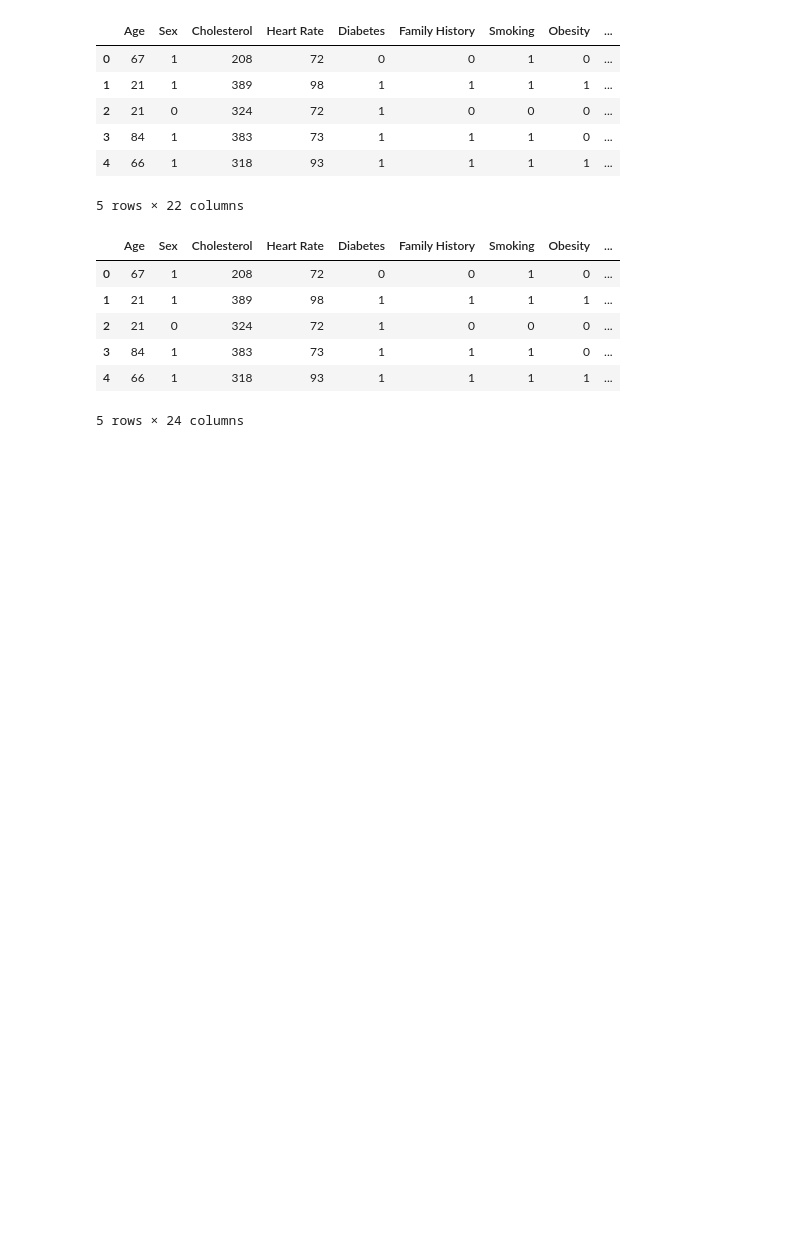
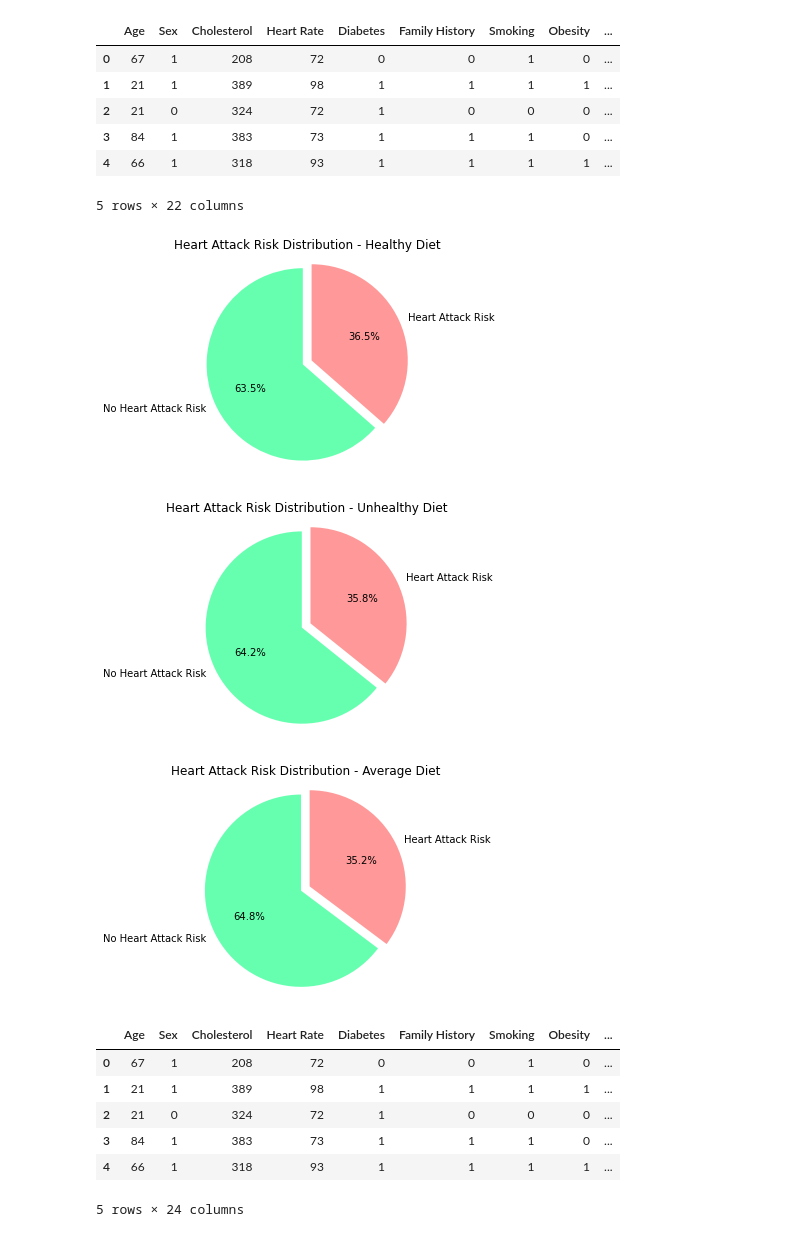
Before and after one commit to JTRYI/Heart-Attack-Prediction, a Jupyter notebook: main.ipynb, the cells around one changed output. Saved outputs shown, nothing was run; the diff lists cells and outputs as text; code cells hidden in the pictures; blank space fills up the shorter version.

Commit message:
Final Data Exploration and Processing

```diff
--- a/main.ipynb
+++ b/main.ipynb
@@ -102,7 +102,7 @@ ha_data_table.head()
 #Exploring the Age Distribution with Pie Chart
 
 # Defining the age bins and labels for age groups
-age_bins = [0, 17, 31, 46, 100]
+age_bins = [0, 17, 31, 46, 91]
 age_labels = ['0-16', '17-30', '31-45', '>45']
 
 # Creating a new column 'Age Group' based on the age bins
@@ -433,5 +433,39 @@ ha_data_table.head()
 | 3 | 84 | 1 | 383 | 73 | 1 | 1 | 1 | 0 | ... |
 | 4 | 66 | 1 | 318 | 93 | 1 | 1 | 1 | 1 | ... |
 5 rows × 22 columns
+# %%
+#Exploring Heart Attack Risk for the different Diets
+
+
+# Filter the dataset for the diets
+healthy_data = ha_data_table[ha_data_table['Diet'] == "Healthy"]
+unhealthy_data = ha_data_table[ha_data_table['Diet'] == "Unhealthy"]
+average_data = ha_data_table[ha_data_table['Diet'] == "Average"]
+
+# Function to plot the pie chart
+def plot_pie_chart(data, title):
+
+    labels = ['No Heart Attack Risk', 'Heart Attack Risk']
+
+    # Calculate the percentage distribution of heart attack risk categories in the given data
+    sizes = data['Heart Attack Risk'].value_counts(normalize=True) * 100
+    # Green for No Risk, Red for Risk
+    colors = ['#66ffb0', '#ff9999']
+    # Leaving a space between the 2 categorys in target variable "Heart Attack Risk" for better visualization
+    explode = (0.1, 0)
+
+    plt.pie(sizes, labels=labels, autopct='%1.1f%%', colors=colors, explode=explode, startangle=90)
+    plt.title(title)
+    plt.axis('equal')  # Equal aspect ratio ensures that pie is drawn as a circle
+    plt.show()
+
+# Plot pie charts for males and females
+plot_pie_chart(healthy_data, 'Heart Attack Risk Distribution - Healthy Diet')
+plot_pie_chart(unhealthy_data, 'Heart Attack Risk Distribution - Unhealthy Diet')
+plot_pie_chart(average_data, 'Heart Attack Risk Distribution - Average Diet')
+# %% [output]
+[figure, added]
+[figure, added]
+[figure, added]
 # %%
 #Applying one-hot encoding on categorical column "Diet"
```
Also changed, not shown: parts of 4 cells of this notebook.
